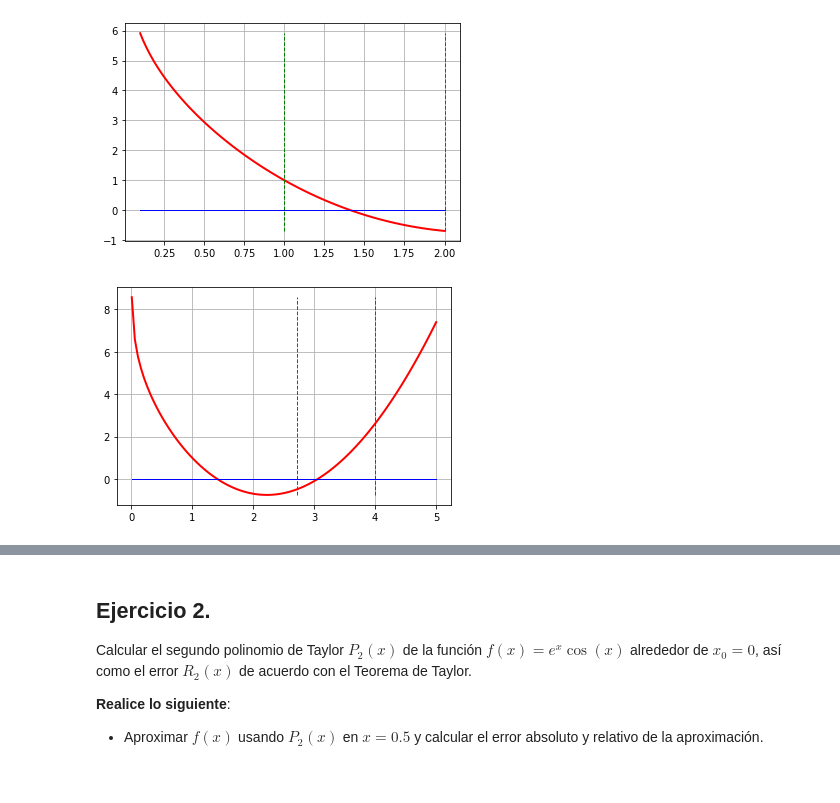
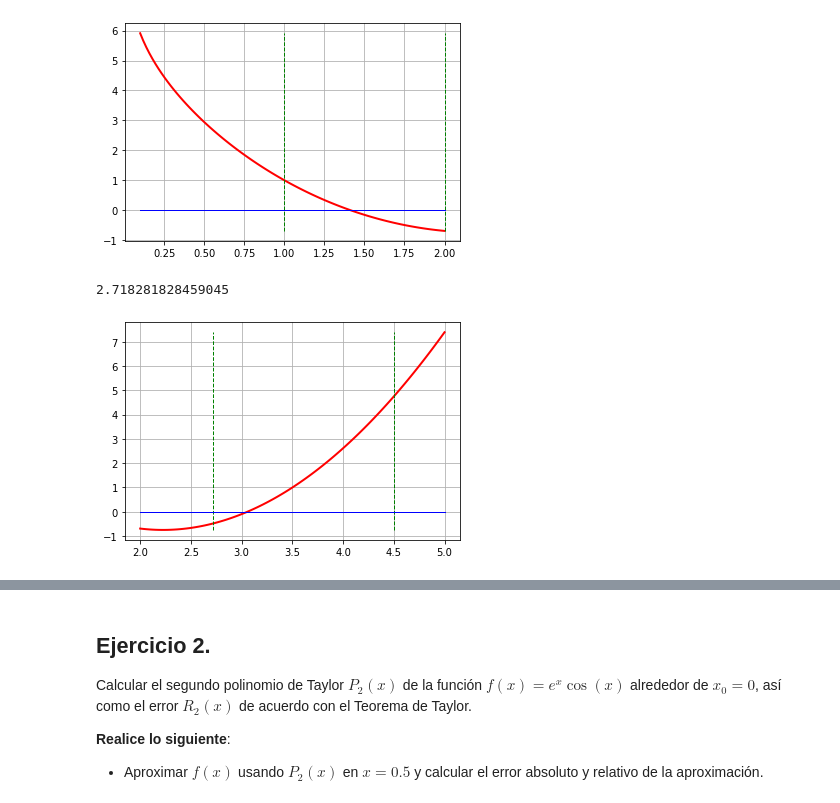
Before and after one commit to israeleonv/Ejercicios01, a Jupyter notebook: Ejercicios01.ipynb, the cells around one changed output, grey strips where cells are left out. Drawn from its saved outputs; the diff is of its cells as text; code cells hidden in the pictures.

```diff
--- a/Ejercicios01.ipynb
+++ b/Ejercicios01.ipynb
@@ -101,29 +102,33 @@ plt.grid()
 plt.show()
 # %% [output]
 [figure]
+# %%
+print(np.e)
+# %% [output]
+2.718281828459045
 # %%
 # Función a ser evaluada
 y = lambda x: (x-2)**2 - np.log(x)
 
 # Dominio de la función
-xmin = 0.01
+xmin = 2
 xmax = 5
 x = np.linspace(xmin, xmax, 100)
 
 A = np.e  # Extremo izquierdo del intervalo
-B = 4  # Extremo derecho del intervalo
+B = 4.5  # Extremo derecho del intervalo
 
 # Gráfica de la función
 plt.plot(x,y(x), 'r-', lw=2)
 
 # Líneas verticales en los extremos del intervalo y línea en y = 0
 ymin = np.min(y(x))
 ymax = np.max(y(x))
 plt.plot([A,A], [ymin,ymax], 'g--', lw=1)
 plt.plot([B,B], [ymin,ymax], 'g--', lw=1)
 plt.plot([xmin, xmax], [0,0], 'b-', lw=1)
 
 plt.grid()
 plt.show()
 # %% [output]
-[figure, old version]
+[figure, new version]
```
Also changed, not shown: parts of 6 cells of this notebook.
